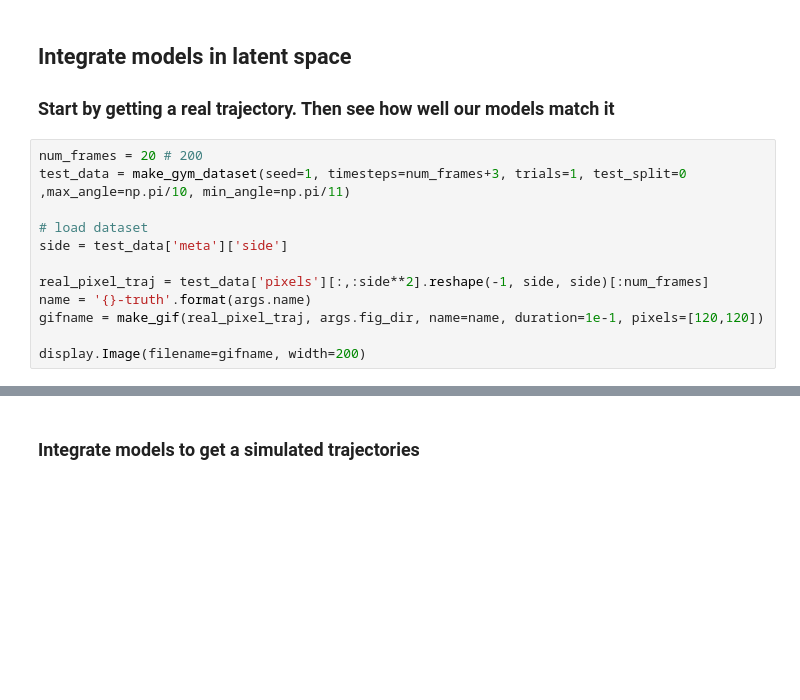
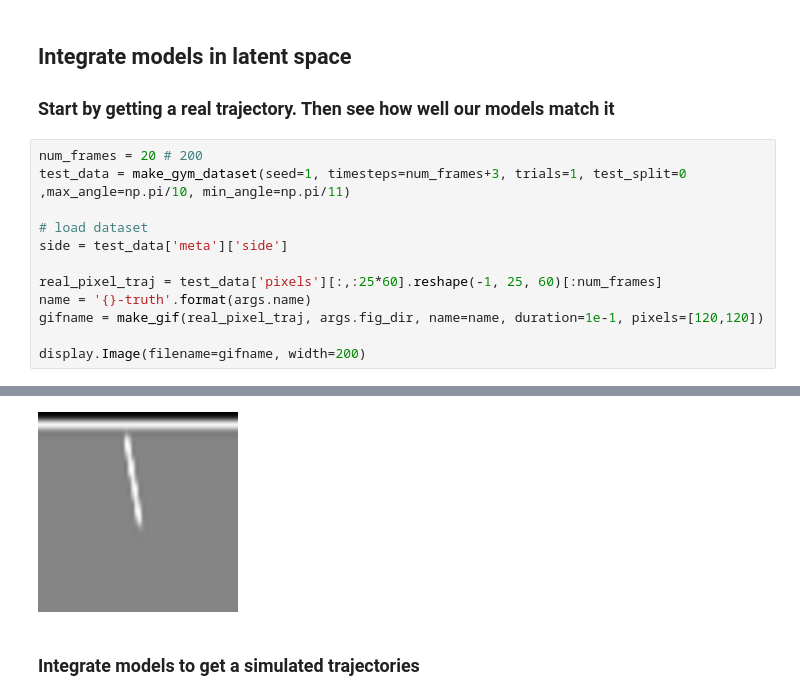
Before and after one commit to cabjudo/hamiltonian-nn, a Jupyter notebook: analyze-cart.ipynb, the cells around one changed output, grey strips where cells are left out. Drawn from its saved outputs; the diff is of its cells as text; blank space fills up the shorter version.

```diff
--- a/analyze-cart.ipynb
+++ b/analyze-cart.ipynb
@@ -467,8 +474,9 @@ test_data = make_gym_dataset(seed=1, timesteps=num_frames+3, trials=1, test_spli
 # load dataset
 side = test_data['meta']['side']
 
-real_pixel_traj = test_data['pixels'][:,:side**2].reshape(-1, side, side)[:num_frames]
+real_pixel_traj = test_data['pixels'][:,:25*60].reshape(-1, 25, 60)[:num_frames]
 name = '{}-truth'.format(args.name)
 gifname = make_gif(real_pixel_traj, args.fig_dir, name=name, duration=1e-1, pixels=[120,120])
 
 display.Image(filename=gifname, width=200)
+# %% [output]
@@ -475,3 +503,4 @@ display.Image(filename=gifname, width=200)
+[figure, added]
 # %% [markdown]
 ### Integrate models to get a simulated trajectories
 # %%
```
Also changed, not shown: parts of 12 cells of this notebook, 33 other files.
